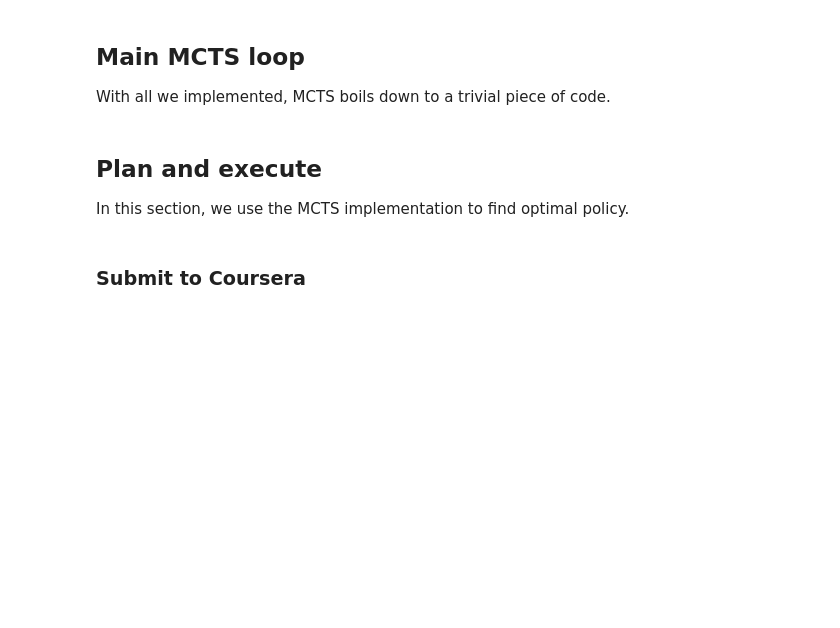
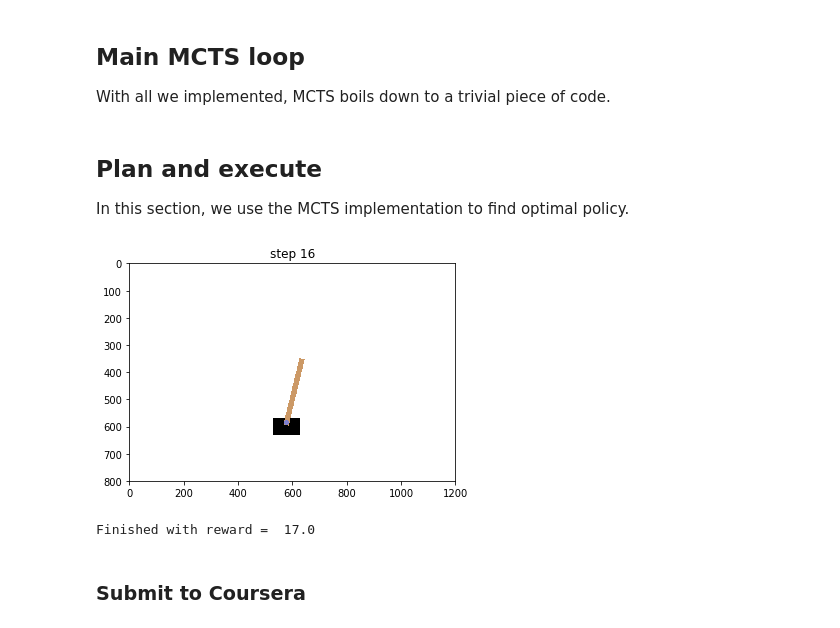
Before and after one commit to truskovskiyk/courses, a Jupyter notebook: week6_outro/practice_mcts.ipynb, the cells around one changed output. Saved outputs shown, nothing was run; the diff lists cells and outputs as text; code cells hidden in the pictures; blank space fills up the shorter version.

```diff
--- a/week6_outro/practice_mcts.ipynb
+++ b/week6_outro/practice_mcts.ipynb
@@ -189,7 +204,7 @@ class Node:
         #hint: you can use self.parent.times_visited for N times node was considered,
         # and self.times_visited for n times it was visited
 
-        U = <your code here>
+        U = np.sqrt ( (2 * np.log(self.parent.times_visited)) / self.times_visited)
 
         return self.get_mean_value() + scale*U
 
@@ -207,7 +222,8 @@ class Node:
 
         children = self.children
 
-        best_child = <select best child node in terms of node.ucb_score()>
+        # best_child = <select best child node in terms of node.ucb_score()>
+        best_child = max(children, key= lambda x: x.ucb_score())
 
         return best_child.select_best_leaf()
 
@@ -241,7 +257,16 @@ class Node:
         obs = self.observation
         is_done = self.is_done
 
-        <your code here - rollout and compute reward>
+        rollout_reward = 0
+        for t in range(t_max):
+            if is_done:
+                break
+
+            action = env.action_space.sample()
+            next_observation, reward, is_done, info = env.step(action)
+            rollout_reward += reward
+
+        # <your code here - rollout and compute reward>
 
         return rollout_reward
 
@@ -298,21 +323,25 @@ class Root(Node):
 
 With all we implemented, MCTS boils down to a trivial piece of code.
 # %%
-def plan_mcts(root,n_iters=10):
+def plan_mcts(root: Root,n_iters=10):
     """
     builds tree with monte-carlo tree search for n_iters iterations
     :param root: tree node to plan from
     :param n_iters: how many select-expand-simulate-propagete loops to make
     """
+    node = root
     for _ in range(n_iters):
 
-        node = <select best leaf>
+        node = node.select_best_leaf()
 
         if node.is_done:
             node.propagate(0)
 
         else: #node is not terminal
-            <expand-simulate-propagate loop>
+            node = node.expand()
+            rollout_reward = node.rollout()
+            node.propagate(rollout_reward)
+            # <expand-simulate-propagate loop>
 # %% [markdown]
 ## Plan and execute
 In this section, we use the MCTS implementation to find optimal policy.
@@ -334,34 +363,39 @@ test_env = loads(root_snapshot) #env used to show progress
 for i in count():
 
     #get best child
-    best_child = <select child with highest mean reward>
+    best_child = root.select_best_leaf() # <select child with highest mean reward>
 
     #take action
     s,r,done,_ = test_env.step(best_child.action)
 
     #show image
     clear_output(True)
     plt.title("step %i"%i)
     plt.imshow(test_env.render('rgb_array'))
     plt.show()
 
     total_reward += r
     if done:
         print("Finished with reward = ",total_reward)
         break
 
     #discard unrealized part of the tree [because not every child matters :(]
     for child in root.children:
         if child != best_child:
             child.safe_delete()
 
     #declare best child a new root
     root = Root.from_node(best_child)
+    plan_mcts(root,n_iters=10)
 
     assert not root.is_leaf(), "We ran out of tree! Need more planning! Try growing tree right inside the loop."
 
+    # plan_mcts(root,n_iters=10)
     #you may want to expand tree here
     #<your code here>
+# %% [output]
+[figure, added]
+Finished with reward =  17.0
 # %% [markdown]
 ### Submit to Coursera
 # %%
```
Also changed, not shown: parts of 6 cells of this notebook.
